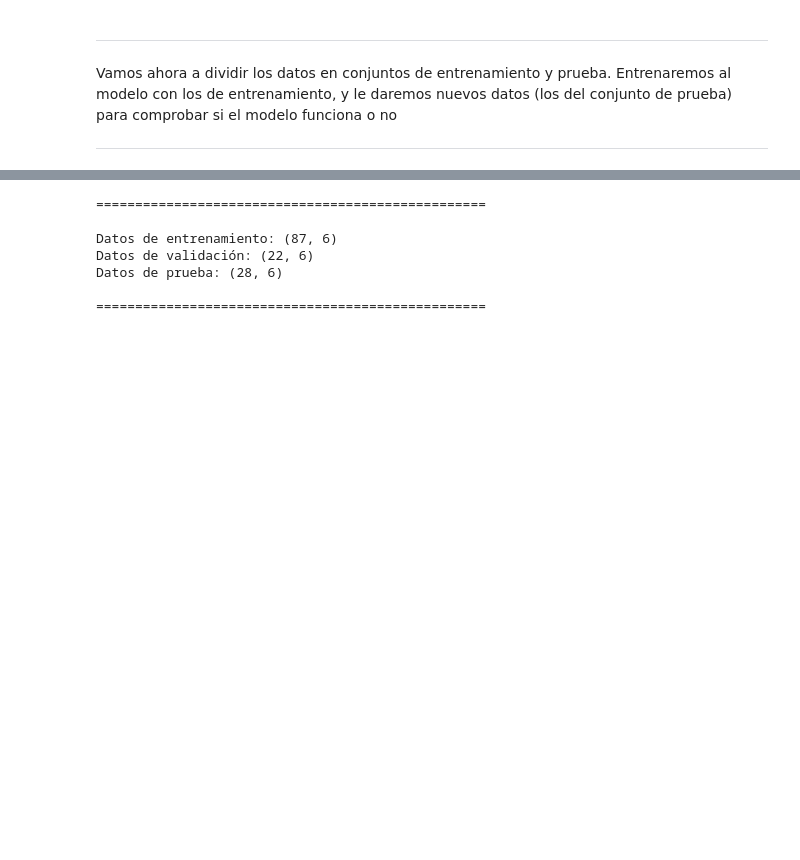
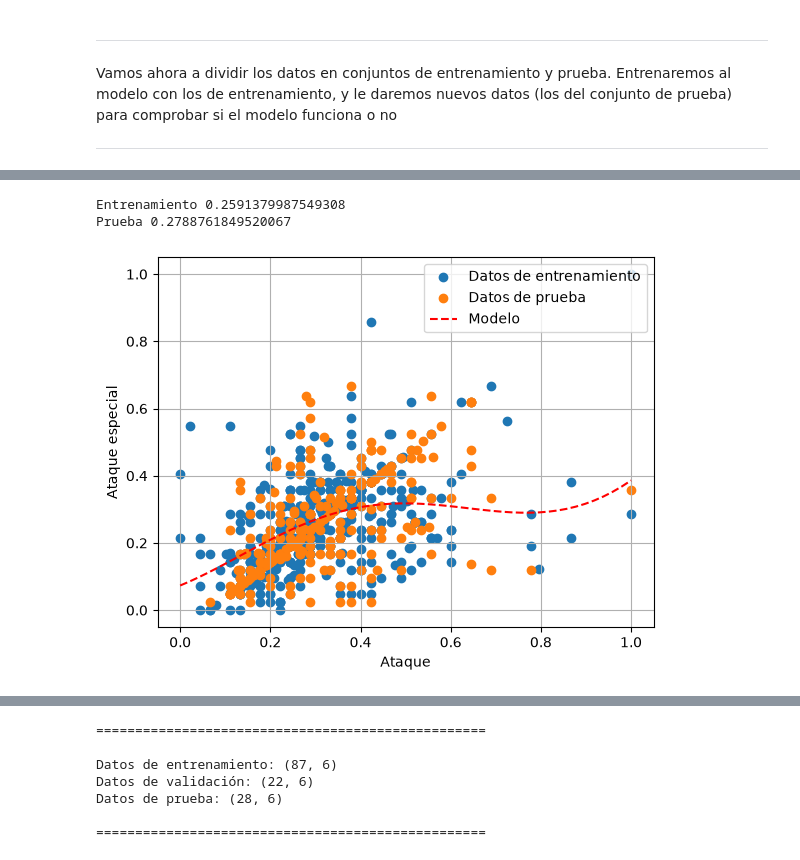
Before and after one commit to luciavelasco1/trabajobio, a Jupyter notebook: TrabajoBio.ipynb, the cells around one changed output, grey strips where cells are left out. Cells and saved outputs as stored; diff of their text form; code cells hidden in the pictures; blank space fills up the shorter version.

```diff
--- a/TrabajoBio.ipynb
+++ b/TrabajoBio.ipynb
@@ -297,0 +289,39 @@ X_train, X_test, Y_train, Y_test = train_test_split(
+# %%
+from sklearn.svm import SVR
+
+svr_rbf = SVR(kernel='rbf', C=100, gamma=1, epsilon=.1)
+
+# Creando el modelo y entrenando
+reg = svr_rbf.fit(X_train,Y_train.reshape(-1))
+
+# Prediciendo valores de entrenamiento
+Y_train_hat = svr_rbf.predict(X_train)
+
+# Prediciendo valores de validación
+Y_test_hat = svr_rbf.predict(X_test)
+
+
+
+# Creamos un scatter plot con los datos de entrenamiento y validación
+plt.scatter(X_train, Y_train)
+plt.scatter(X_test, Y_test)
+
+# En X_plot creamos un continuo de datos entre 0 y 1
+X_plot = np.linspace(0,1).reshape(-1, 1)
+Y_plot = svr_rbf.predict(X_plot)
+
+
+# Graficamos el modelo de base radial
+plt.plot(X_plot, Y_plot,"r--")
+plt.xlabel('Ataque')
+plt.ylabel('Ataque especial')
+plt.legend(['Datos de entrenamiento', 'Datos de prueba', 'Modelo'])
+plt.grid()
+# Calculamos el error
+from sklearn.metrics import r2_score
+print("Entrenamiento", r2_score(Y_train, Y_train_hat))
+print("Prueba", r2_score(Y_test, Y_test_hat))
+# %% [output]
+Entrenamiento 0.2591379987549308
+Prueba 0.2788761849520067
+[figure, added]
```
Also changed, not shown: parts of 15 cells of this notebook.
